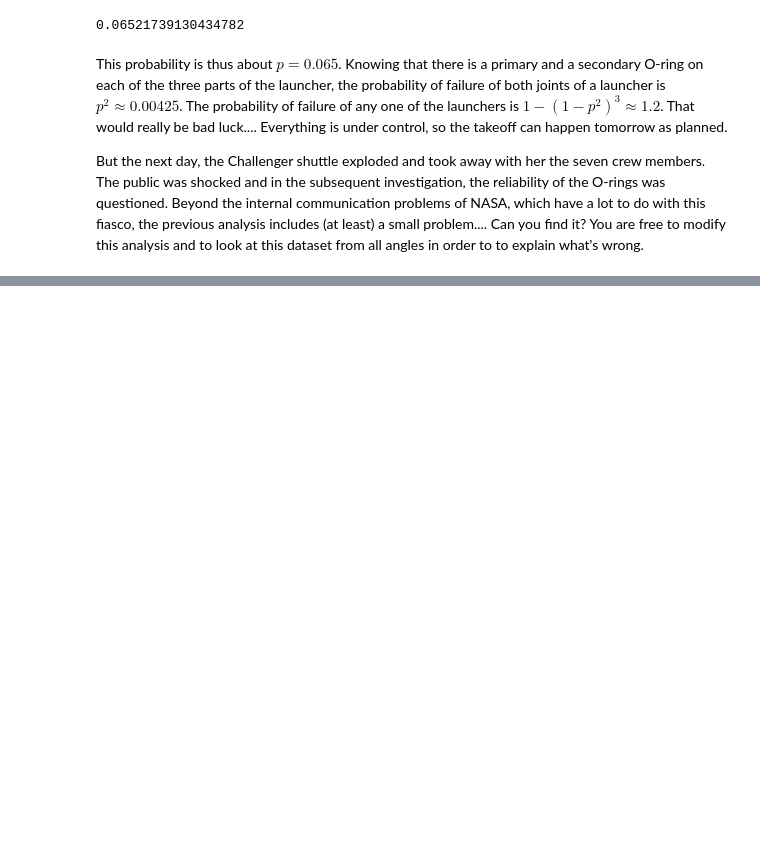
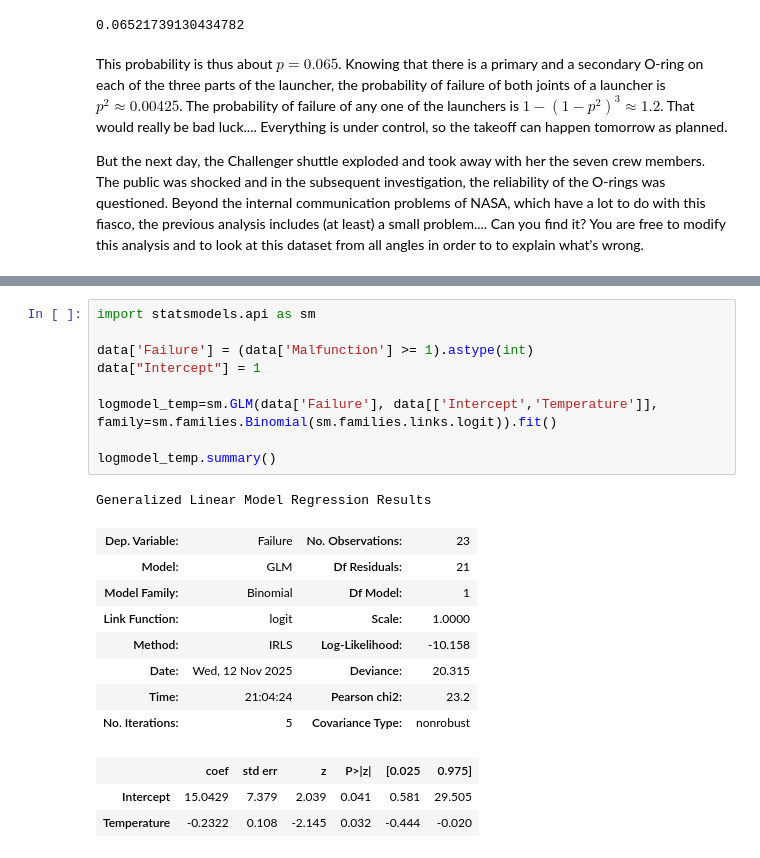
Before and after one commit to viniciuslazzari/smpe-2025, a Jupyter notebook: mooc/module2/challenger.ipynb, the cells around one changed output, grey strips where cells are left out. Drawn from its saved outputs; the diff is of its cells as text; blank space fills up the shorter version.

```diff
--- a/mooc/module2/challenger.ipynb
+++ b/mooc/module2/challenger.ipynb
@@ -164,0 +179,22 @@ from all angles in order to to explain what's wrong.
+# %%
+import statsmodels.api as sm
+
+data['Failure'] = (data['Malfunction'] >= 1).astype(int)
+data["Intercept"] = 1
+
+logmodel_temp=sm.GLM(data['Failure'], data[['Intercept','Temperature']], family=sm.families.Binomial(sm.families.links.logit)).fit()
+
+logmodel_temp.summary()
+# %% [output]
+Generalized Linear Model Regression Results
+| Dep. Variable: | Failure | No. Observations: | 23 |
+| Model: | GLM | Df Residuals: | 21 |
+| Model Family: | Binomial | Df Model: | 1 |
+| Link Function: | logit | Scale: | 1.0000 |
+| Method: | IRLS | Log-Likelihood: | -10.158 |
+| Date: | Wed, 12 Nov 2025 | Deviance: | 20.315 |
+| Time: | 21:04:24 | Pearson chi2: | 23.2 |
+| No. Iterations: | 5 | Covariance Type: | nonrobust |
+|  | coef | std err | z | P>|z| | [0.025 | 0.975] |
+| Intercept | 15.0429 | 7.379 | 2.039 | 0.041 | 0.581 | 29.505 |
+| Temperature | -0.2322 | 0.108 | -2.145 | 0.032 | -0.444 | -0.020 |
```
Also changed, not shown: parts of 14 cells of this notebook.
